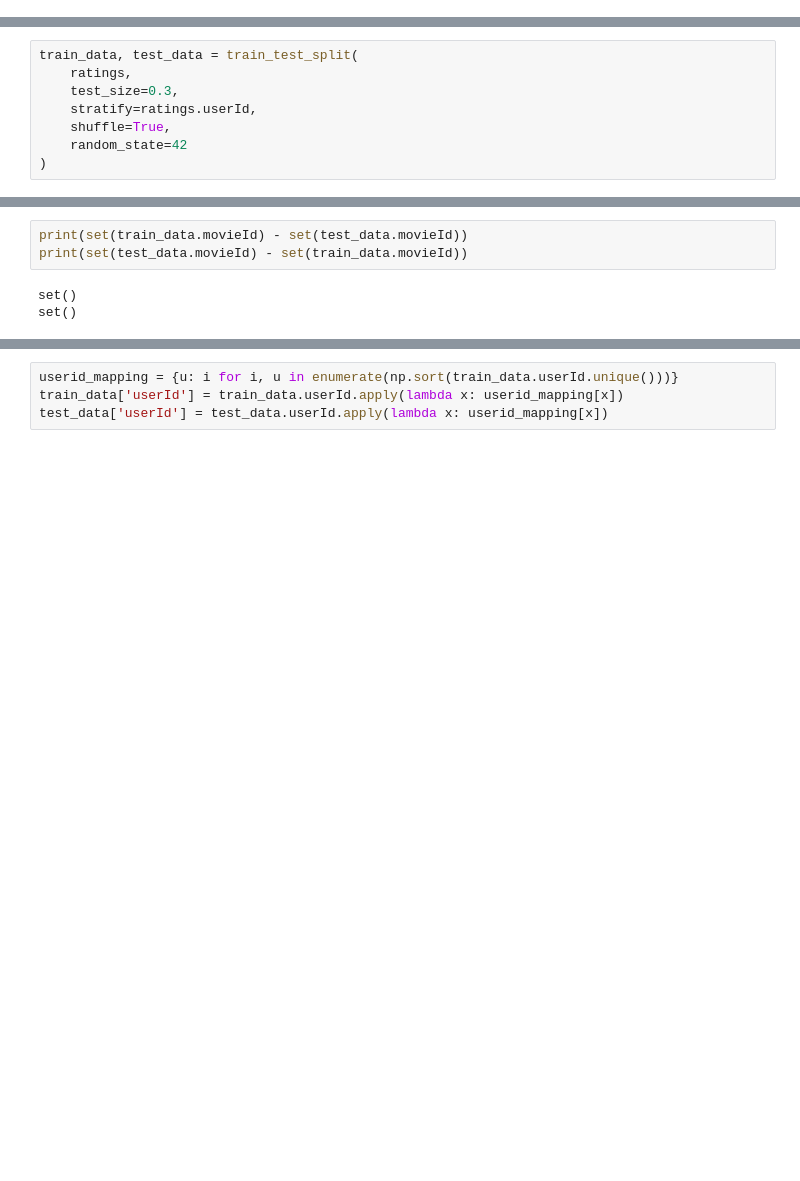
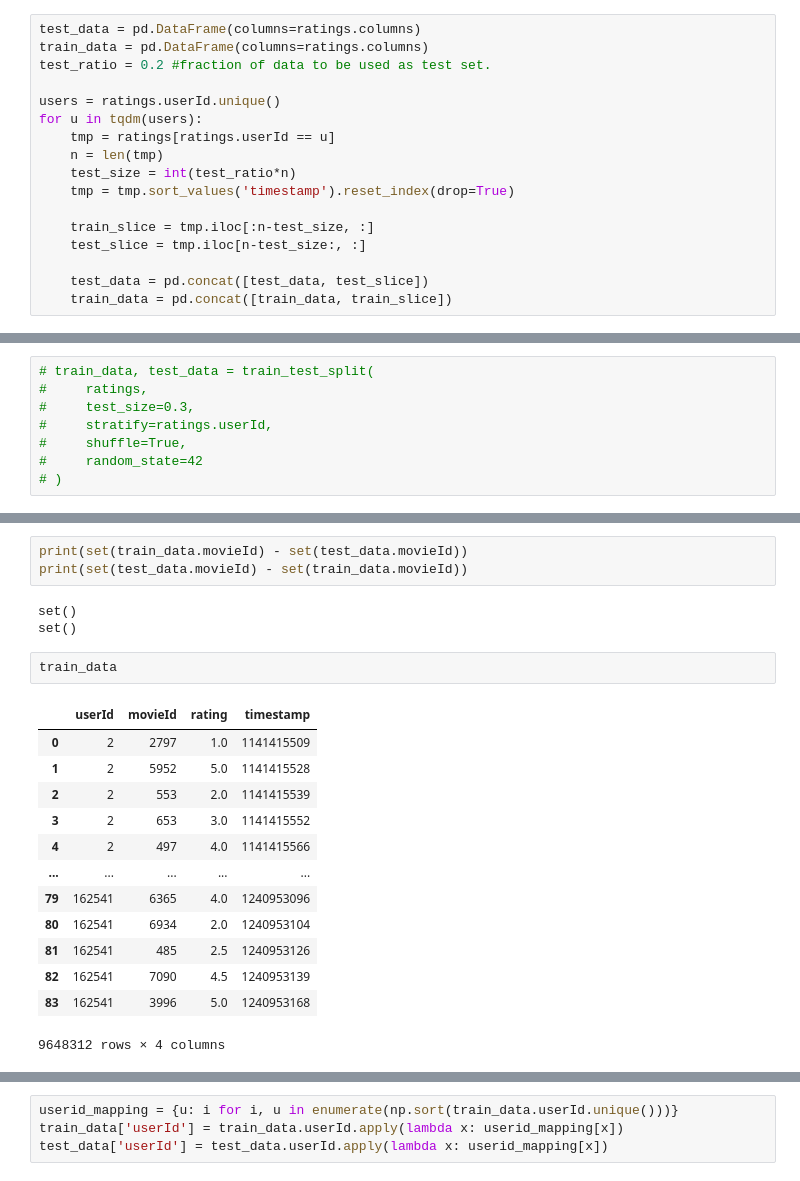
Before and after one commit to Wander1ngW1nd/MoviesGRS_MFDP, a Jupyter notebook: ratings_data_preprocessing.ipynb, the cells around one changed output, grey strips where cells are left out. Saved outputs shown, nothing was run; the diff lists cells and outputs as text; blank space fills up the shorter version.

Commit message:
time series split; movie id correction added

```diff
--- a/ratings_data_preprocessing.ipynb
+++ b/ratings_data_preprocessing.ipynb
@@ -114,4 +114,21 @@ ratings
 | 25000090 | 162541 | 50872 | 4.5 | 1240953372 |
 | 25000093 | 162541 | 58559 | 4.0 | 1240953434 |
 11996179 rows × 4 columns
+# %%
+test_data = pd.DataFrame(columns=ratings.columns)
+train_data = pd.DataFrame(columns=ratings.columns)
+test_ratio = 0.2 #fraction of data to be used as test set.
+
+users = ratings.userId.unique()
+for u in tqdm(users):
+    tmp = ratings[ratings.userId == u]
+    n = len(tmp)
+    test_size = int(test_ratio*n)
+    tmp = tmp.sort_values('timestamp').reset_index(drop=True)
+
+    train_slice = tmp.iloc[:n-test_size, :]
+    test_slice = tmp.iloc[n-test_size:, :]
+
+    test_data = pd.concat([test_data, test_slice])
+    train_data = pd.concat([train_data, train_slice])
 # %%
@@ -122,13 +139,13 @@ A value is trying to be set on a copy of a slice from a DataFrame
 See the caveats in the documentation: https://pandas.pydata.org/pandas-docs/stable/user_guide/indexing.html#returning-a-view-versus-a-copy
   ratings.drop(columns='timestamp', inplace=True)
 # %%
-train_data, test_data = train_test_split(
-    ratings,
-    test_size=0.3,
-    stratify=ratings.userId,
-    shuffle=True,
-    random_state=42
-)
+# train_data, test_data = train_test_split(
+#     ratings,
+#     test_size=0.3,
+#     stratify=ratings.userId,
+#     shuffle=True,
+#     random_state=42
+# )
 # %%
 print(set(train_data.userId) - set(test_data.userId))
 print(set(test_data.userId) - set(train_data.userId))
@@ -141,3 +158,19 @@ print(set(test_data.movieId) - set(train_data.movieId))
 # %% [output]
 set()
 set()
+# %%
+train_data
+# %% [output]
+|  | userId | movieId | rating | timestamp |
+| 0 | 2 | 2797 | 1.0 | 1141415509 |
+| 1 | 2 | 5952 | 5.0 | 1141415528 |
+| 2 | 2 | 553 | 2.0 | 1141415539 |
+| 3 | 2 | 653 | 3.0 | 1141415552 |
+| 4 | 2 | 497 | 4.0 | 1141415566 |
+| ... | ... | ... | ... | ... |
+| 79 | 162541 | 6365 | 4.0 | 1240953096 |
+| 80 | 162541 | 6934 | 2.0 | 1240953104 |
+| 81 | 162541 | 485 | 2.5 | 1240953126 |
+| 82 | 162541 | 7090 | 4.5 | 1240953139 |
+| 83 | 162541 | 3996 | 5.0 | 1240953168 |
+9648312 rows × 4 columns
```
Also changed, not shown: parts of 5 cells of this notebook.
